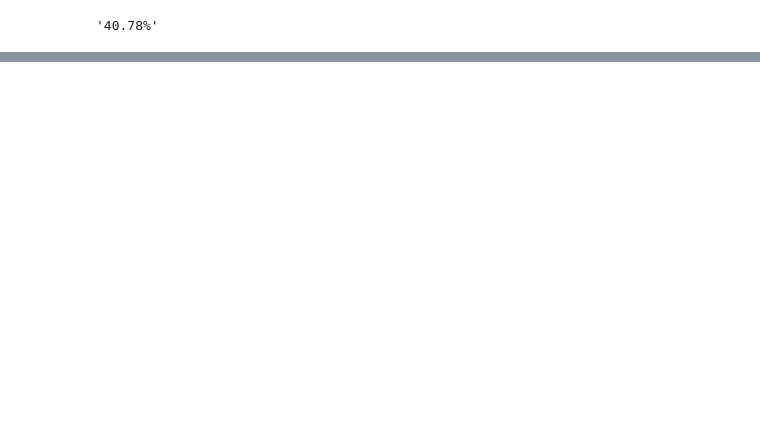
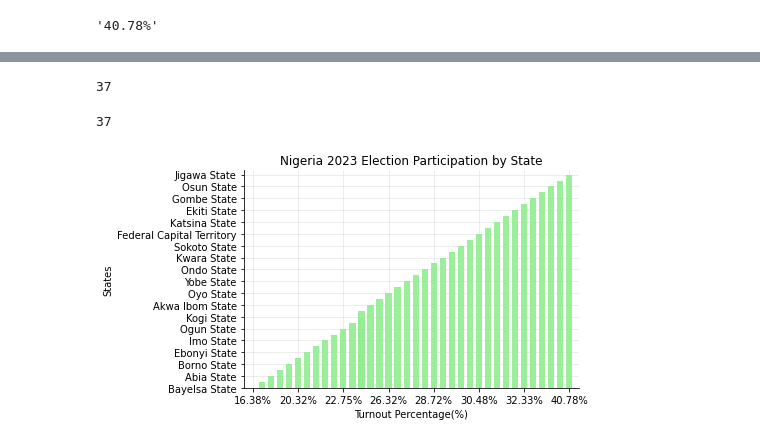
Before and after one commit to laresamdeola/371, a Jupyter notebook: Nigeria_2023_Presidential_Elections_Data_Analysis.ipynb, the cells around one changed output, grey strips where cells are left out. Drawn from its saved outputs; the diff is of its cells as text; code cells hidden in the pictures; blank space fills up the shorter version.

```diff
--- a/Nigeria_2023_Presidential_Elections_Data_Analysis.ipynb
+++ b/Nigeria_2023_Presidential_Elections_Data_Analysis.ipynb
@@ -169,0 +184,2 @@ Name: (State, State), dtype: object
+# %%
+sort_pol_active = politically_active.sort_values(by=["TurnoutPercentage"])
@@ -169,0 +206,3 @@ Name: (State, State), dtype: object
+# %%
+y = sort_pol_active.loc[:, "State"]
+x = sort_pol_active.loc[:, "TurnoutPercentage"]
@@ -169,0 +249,27 @@ Name: (State, State), dtype: object
+# %%
+len(y)
+# %% [output]
+37
+# %%
+len(x)
+# %% [output]
+37
+# %%
+plt.title("Nigeria 2023 Election Participation by State")
+plt.xlabel("Turnout Percentage(%)")
+plt.ylabel("States")
+x_ticks = np.arange(0, 50, 2)
+y_ticks = np.arange(0, 150, 5)
+plt.yticks(x_ticks)
+plt.xticks(y_ticks)
+plt.margins(0.02)
+#plt.subplots_adjust(bottom=0.15)
+plt.grid(color="lightgray", alpha=0.5, zorder=1)
+
+plt.gca().spines['right'].set_visible(False)
+plt.gca().spines['top'].set_visible(False)
+plt.bar(x, y, color="lightgreen", alpha=0.9, zorder=2, width=0.68)
+
+plt.show()
+# %% [output]
+[figure, added]
```
Also changed, not shown: parts of 84 cells of this notebook.
